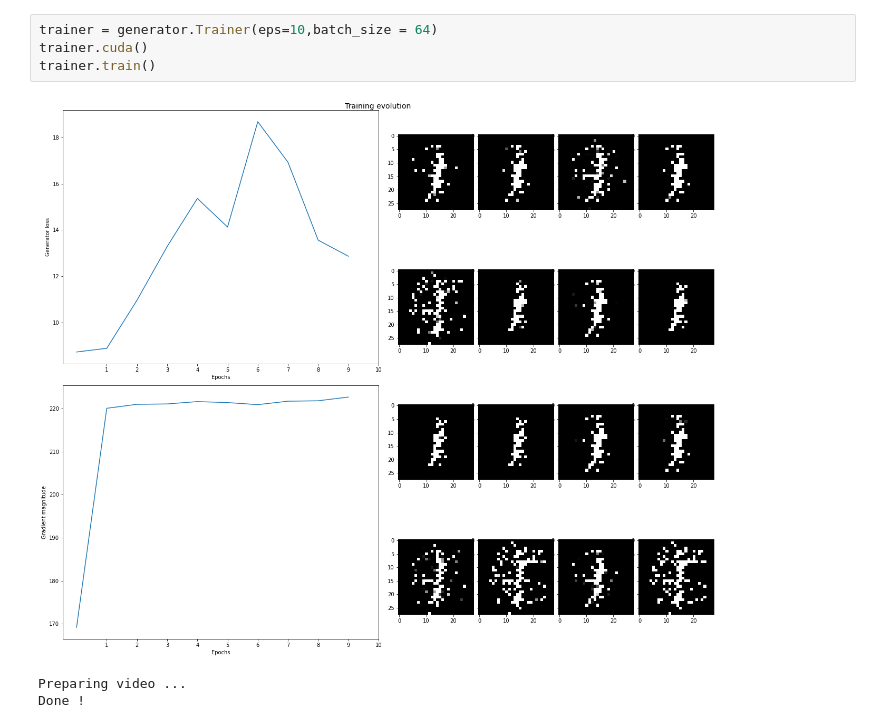
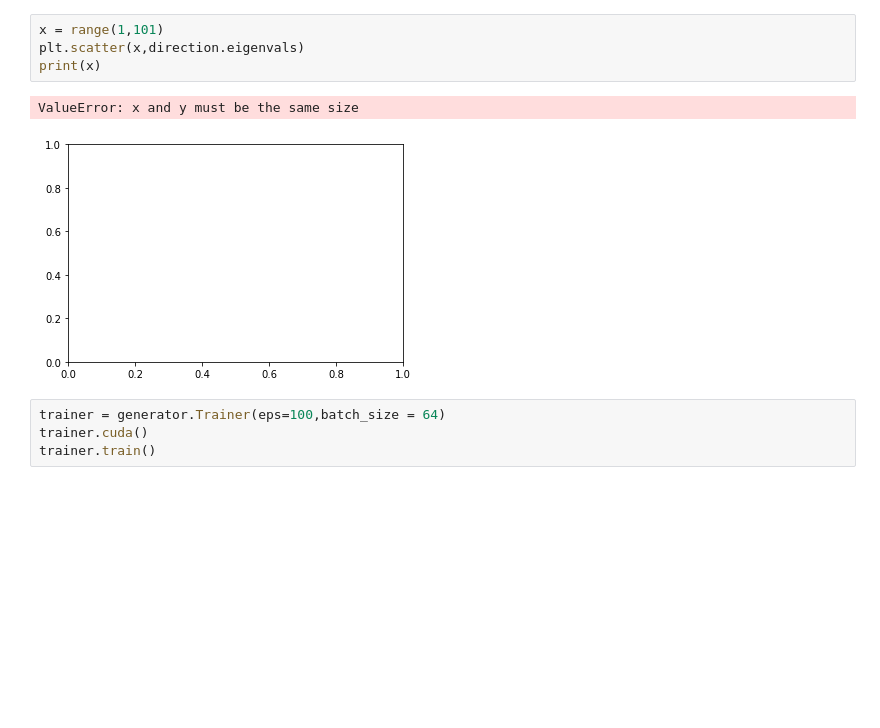
Before and after one commit to AmineCh1/NavGan, a Jupyter notebook: images/notebook.ipynb, the cells around one changed output. Cells and saved outputs as stored; diff of their text form; blank space fills up the shorter version.

```diff
--- a/images/notebook.ipynb
+++ b/images/notebook.ipynb
@@ -91,8 +27,11 @@ import generator
+# %%
+x = range(1,101)
+plt.scatter(x,direction.eigenvals)
+print(x)
+# %% [output]
+ValueError: x and y must be the same size
+[figure, added]
 # %%
-trainer = generator.Trainer(eps=10,batch_size = 64)
+trainer = generator.Trainer(eps=100,batch_size = 64)
 trainer.cuda()
 trainer.train()
-# %% [output]
-[figure, removed]
-Preparing video ...
-Done !
```
Also changed, not shown: parts of 18 cells of this notebook, 51 other files.
